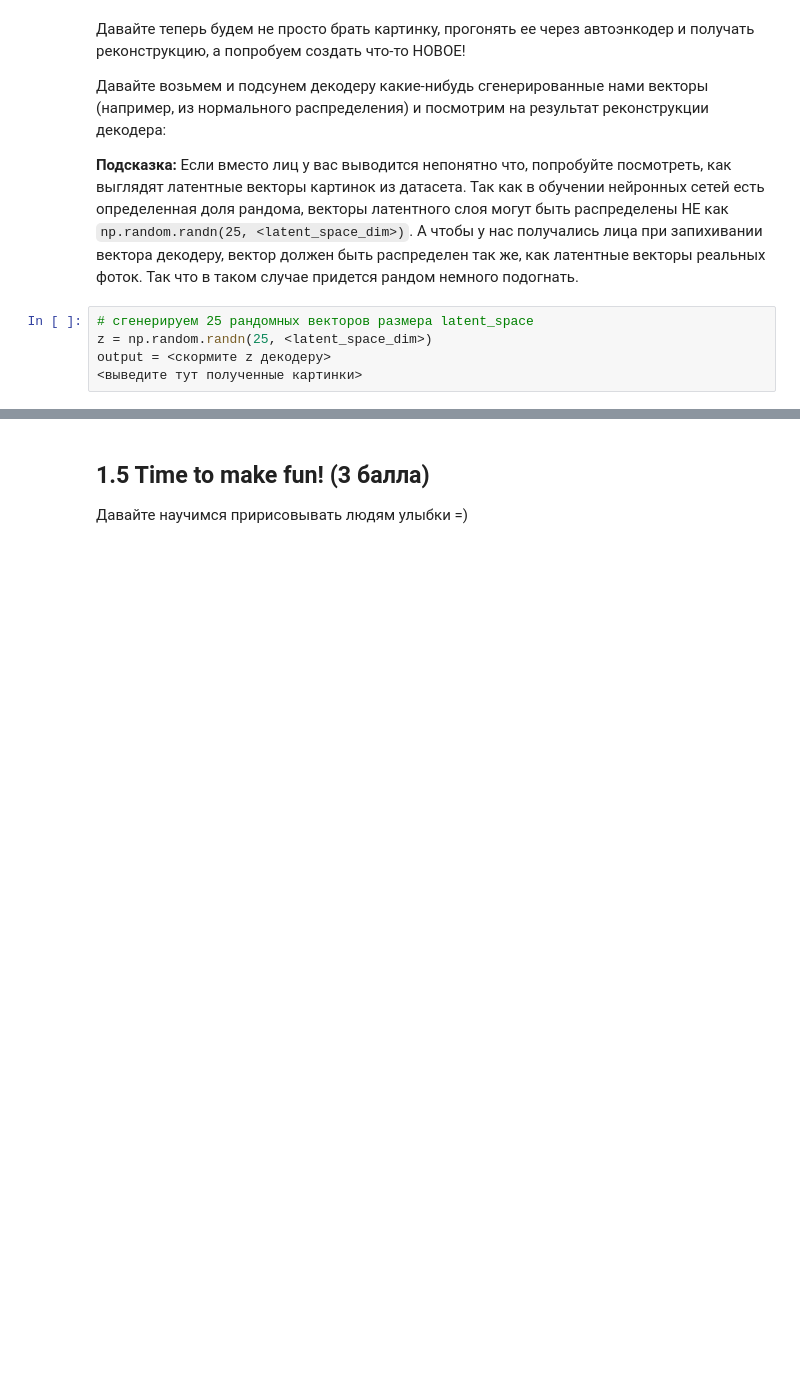
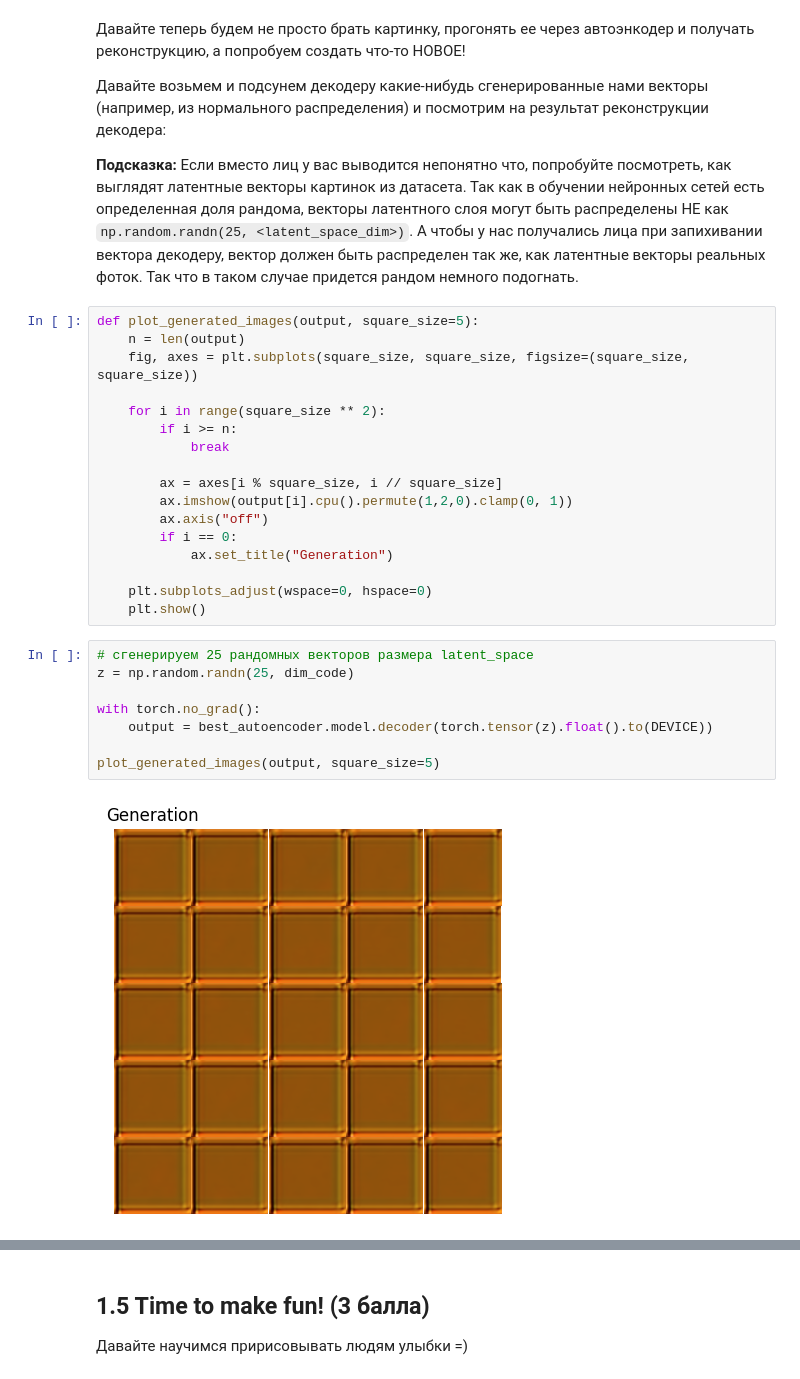
Before and after one commit to Figishe/DeepLearningSchool_part_1_ml_cv, a Jupyter notebook: week_10_AE_VAE/Homework/hw_7_autoencoders.ipynb, the cells around one changed output, grey strips where cells are left out. Drawn from its saved outputs; the diff is of its cells as text; blank space fills up the shorter version.

Commit message:
HW 7 generated faces

```diff
--- a/week_10_AE_VAE/Homework/hw_7_autoencoders.ipynb
+++ b/week_10_AE_VAE/Homework/hw_7_autoencoders.ipynb
@@ -382,8 +436,30 @@ SyntaxError: invalid syntax (4029746380.py, line 1)
 Давайте возьмем и подсунем декодеру какие-нибудь сгенерированные нами векторы (например, из нормального распределения) и посмотрим на результат реконструкции декодера:
 
 __Подсказка:__ Если вместо лиц у вас выводится непонятно что, попробуйте посмотреть, как выглядят латентные векторы картинок из датасета. Так как в обучении нейронных сетей есть определенная доля рандома, векторы латентного слоя могут быть распределены НЕ как `np.random.randn(25, <latent_space_dim>)`. А чтобы у нас получались лица при запихивании вектора декодеру, вектор должен быть распределен так же, как латентные векторы реальных фоток. Так что в таком случае придется рандом немного подогнать.
+# %%
+def plot_generated_images(output, square_size=5):
+    n = len(output)
+    fig, axes = plt.subplots(square_size, square_size, figsize=(square_size, square_size))
+
+    for i in range(square_size ** 2):
+        if i >= n:
+            break
+
+        ax = axes[i % square_size, i // square_size]
+        ax.imshow(output[i].cpu().permute(1,2,0).clamp(0, 1))
+        ax.axis("off")
+        if i == 0:
+            ax.set_title("Generation")
+
+    plt.subplots_adjust(wspace=0, hspace=0)
+    plt.show()
 # %%
 # сгенерируем 25 рандомных векторов размера latent_space
-z = np.random.randn(25, <latent_space_dim>)
-output = <скормите z декодеру>
-<выведите тут полученные картинки>
+z = np.random.randn(25, dim_code)
+
+with torch.no_grad():
+    output = best_autoencoder.model.decoder(torch.tensor(z).float().to(DEVICE))
+
+plot_generated_images(output, square_size=5)
+# %% [output]
+[figure, added]
```
Also changed, not shown: parts of 14 cells of this notebook.
